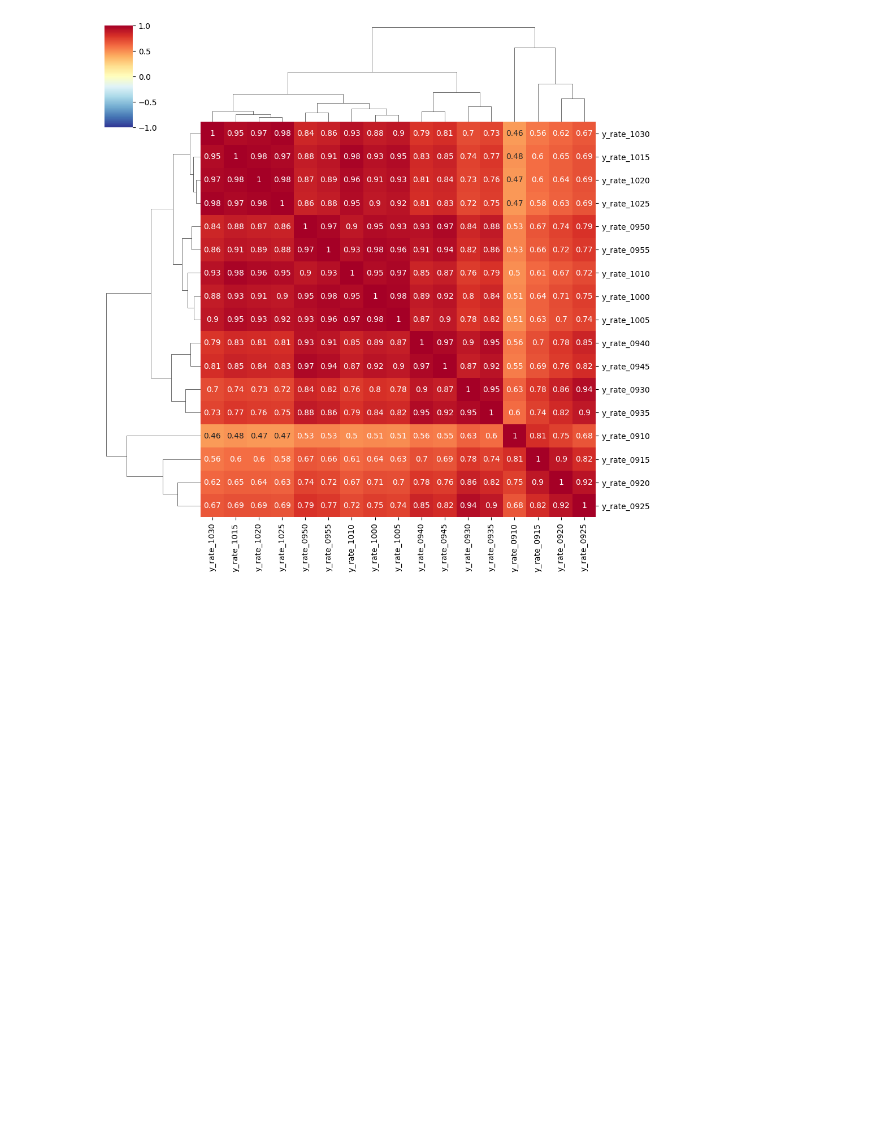
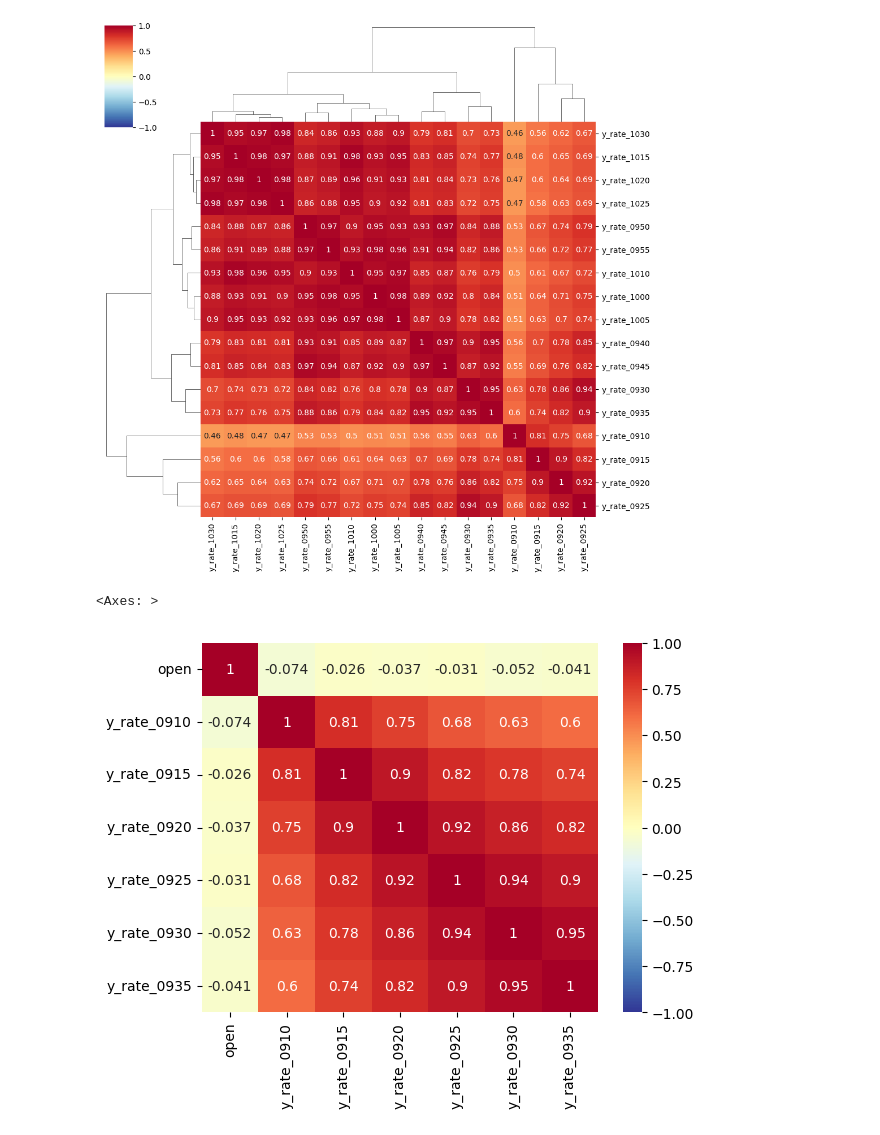
Before and after one commit to gogiri/Viking_Project, a Jupyter notebook: 프로젝트1/data_processing/all_time.ipynb, the cells around one changed output. Saved outputs shown, nothing was run; the diff lists cells and outputs as text; code cells hidden in the pictures; blank space fills up the shorter version.

```diff
--- a/프로젝트1/data_processing/all_time.ipynb
+++ b/프로젝트1/data_processing/all_time.ipynb
@@ -13,5 +13,6 @@ dfs = [pd.read_csv(file, index_col=0) for file in csv_files]
 merged_df = reduce(lambda left, right: pd.merge(left, right, on='date', how='inner'), dfs)
 # %%
 merged_df.set_index('date',inplace=True)
+merged_df.index = pd.to_datetime(merged_df.index, format="%Y%m%d")
 # %%
 merged_df=merged_df.dropna()
@@ -29,3 +47,22 @@ sns.clustermap(df,
 # %% [output]
 <seaborn.matrix.ClusterGrid at 0x...>
 [figure]
+# %%
+df_1day = pd.read_csv('../data/y/X1_kodex(1d).csv',index_col=0)
+# 인덱스를 DatetimeIndex로 변환
+df_1day.index = pd.to_datetime(df_1day.index , format='%Y%m%d')
+df_1day = df_1day[['open']]
+# %%
+df_1day = pd.merge(df_1day, merged_df, right_index=True, left_index=True, how='inner')
+# %%
+df_1day.drop(columns='y_rate_1030',inplace=True)
+df_1day.drop(columns='y_rate_1025',inplace=True)
+df_1day.drop(columns='y_rate_1020',inplace=True)
+df_1day.drop(columns='y_rate_1015',inplace=True)
+df_1day.drop(columns='y_rate_1010',inplace=True)
+df_1day.drop(columns='y_rate_1005',inplace=True)
+df_1day.drop(columns='y_rate_1000',inplace=True)
+df_1day.drop(columns='y_rate_0955',inplace=True)
+df_1day.drop(columns='y_rate_0950',inplace=True)
+df_1day.drop(columns='y_rate_0945',inplace=True)
+df_1day.drop(columns='y_rate_0940',inplace=True)
@@ -31,0 +71,13 @@ sns.clustermap(df,
+# %%
+import seaborn as sns
+
+df_corrr = df_1day.corr()
+
+sns.heatmap(df_corrr,
+            annot = True,      # 실제 값 화면에 나타내기
+            cmap = 'RdYlBu_r',  # Red, Yellow, Blue 색상으로 표시
+            vmin = -1, vmax = 1, #컬러차트 -1 ~ 1 범위로 표시
+            )
+# %% [output]
+<Axes: >
+[figure, added]
```
Also changed, not shown: parts of 3 cells of this notebook, 33 other files.
